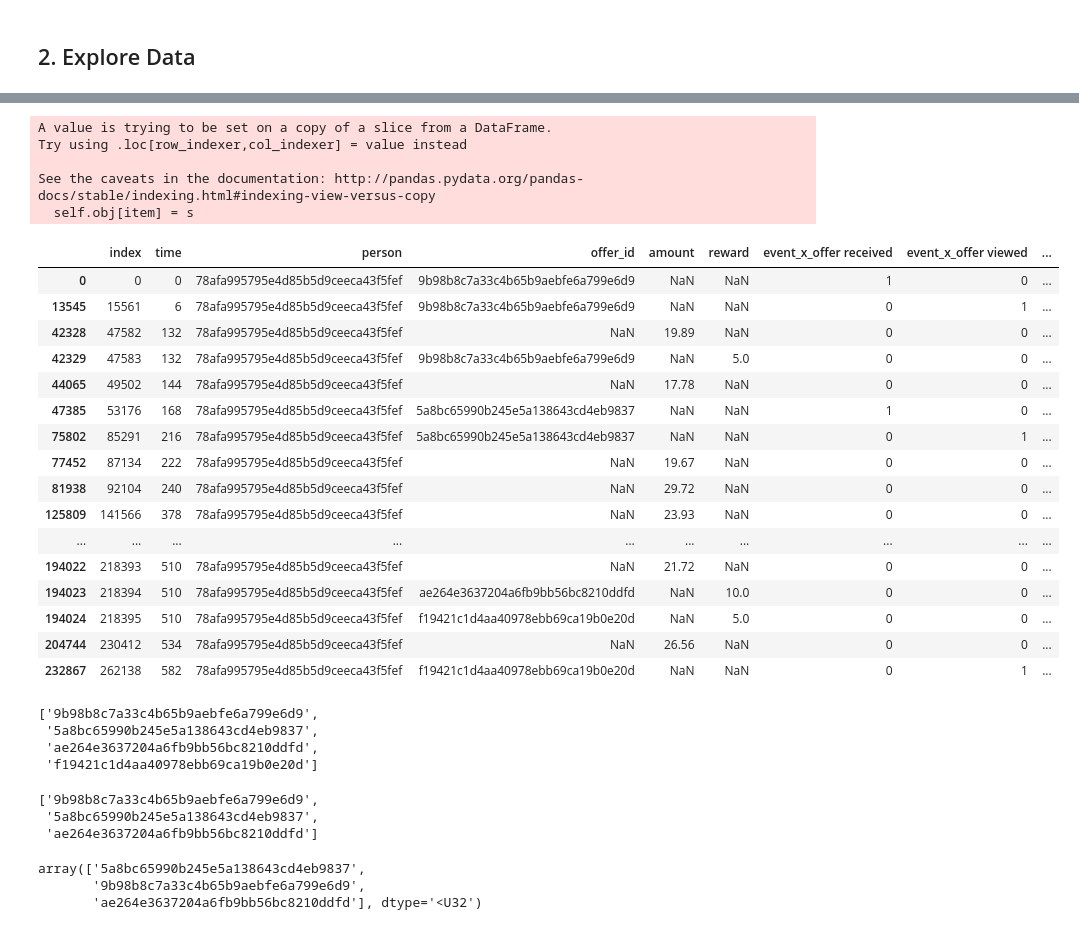
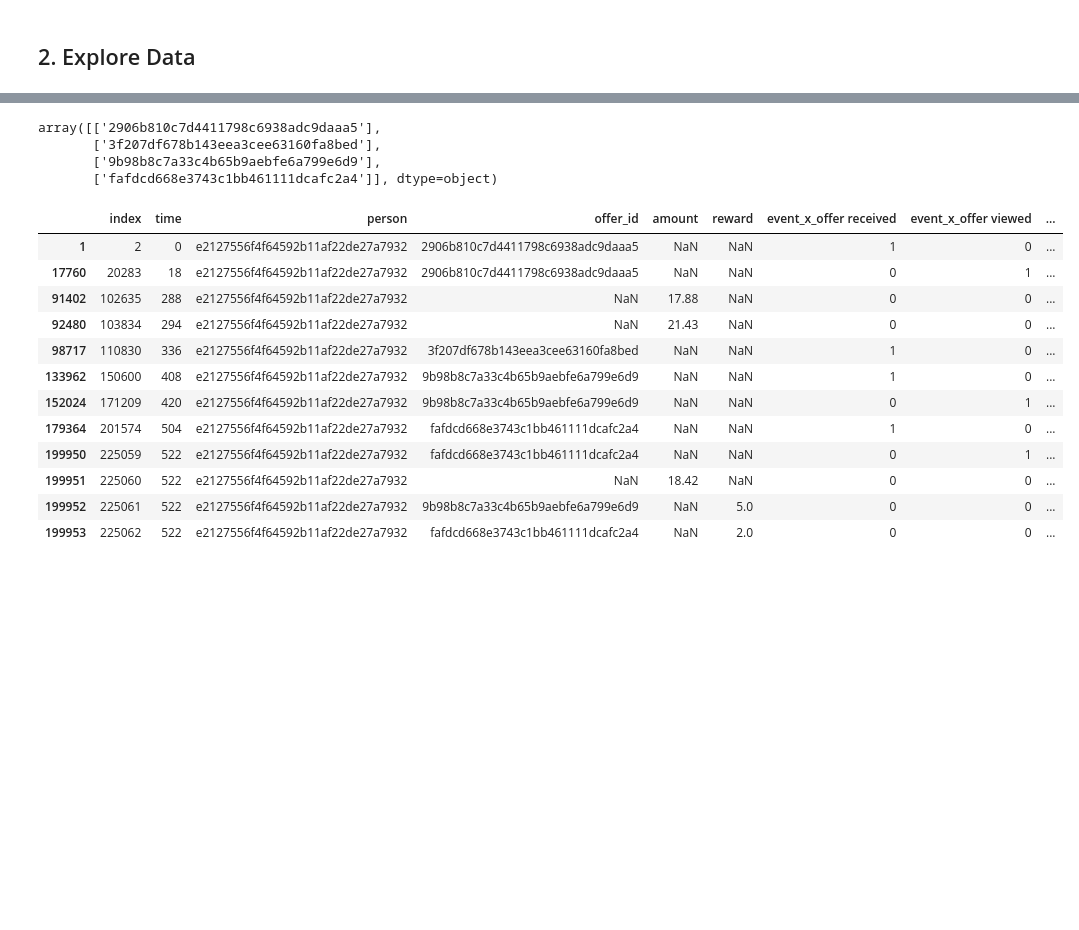
Before and after one commit to TomCanty/StarbucksCapstone, a Jupyter notebook: Starbucks_Capstone_notebook.ipynb, the cells around one changed output, grey strips where cells are left out. Saved outputs shown, nothing was run; the diff lists cells and outputs as text; code cells hidden in the pictures; blank space fills up the shorter version.

```diff
--- a/Starbucks_Capstone_notebook.ipynb
+++ b/Starbucks_Capstone_notebook.ipynb
@@ -234,58 +234,30 @@ t1_test[t1_test['event_x_offer received']==1]
-# %%
-for index,row in t1_test[t1_test['event_x_offer received']==1].iterrows():
-    if (t1_test[t1_test['event_x_offer viewed']==1]['offer_id']==row['offer_id']).sum() > 0:
-        p
-    else:
-        print(t1_test[t1_test['event_x_offer viewed']==1]['offer_id']==row['offer_id'].sum())
-# %% [output]
-A value is trying to be set on a copy of a slice from a DataFrame.
-Try using .loc[row_indexer,col_indexer] = value instead
-
-See the caveats in the documentation: http://pandas.pydata.org/pandas-docs/stable/indexing.html#indexing-view-versus-copy
-  self.obj[item] = s
-# %%
-t1_test
-# %% [output]
-|  | index | time | person | offer_id | amount | reward | event_x_offer received | event_x_offer viewed | ... |
-| 0 | 0 | 0 | 78afa995795e4d85b5d9ceeca43f5fef | 9b98b8c7a33c4b65b9aebfe6a799e6d9 | NaN | NaN | 1 | 0 | ... |
-| 13545 | 15561 | 6 | 78afa995795e4d85b5d9ceeca43f5fef | 9b98b8c7a33c4b65b9aebfe6a799e6d9 | NaN | NaN | 0 | 1 | ... |
-| 42328 | 47582 | 132 | 78afa995795e4d85b5d9ceeca43f5fef | NaN | 19.89 | NaN | 0 | 0 | ... |
-| 42329 | 47583 | 132 | 78afa995795e4d85b5d9ceeca43f5fef | 9b98b8c7a33c4b65b9aebfe6a799e6d9 | NaN | 5.0 | 0 | 0 | ... |
-| 44065 | 49502 | 144 | 78afa995795e4d85b5d9ceeca43f5fef | NaN | 17.78 | NaN | 0 | 0 | ... |
-| 47385 | 53176 | 168 | 78afa995795e4d85b5d9ceeca43f5fef | 5a8bc65990b245e5a138643cd4eb9837 | NaN | NaN | 1 | 0 | ... |
-| 75802 | 85291 | 216 | 78afa995795e4d85b5d9ceeca43f5fef | 5a8bc65990b245e5a138643cd4eb9837 | NaN | NaN | 0 | 1 | ... |
-| 77452 | 87134 | 222 | 78afa995795e4d85b5d9ceeca43f5fef | NaN | 19.67 | NaN | 0 | 0 | ... |
-| 81938 | 92104 | 240 | 78afa995795e4d85b5d9ceeca43f5fef | NaN | 29.72 | NaN | 0 | 0 | ... |
-| 125809 | 141566 | 378 | 78afa995795e4d85b5d9ceeca43f5fef | NaN | 23.93 | NaN | 0 | 0 | ... |
-| ... | ... | ... | ... | ... | ... | ... | ... | ... | ... |
-| 194022 | 218393 | 510 | 78afa995795e4d85b5d9ceeca43f5fef | NaN | 21.72 | NaN | 0 | 0 | ... |
-| 194023 | 218394 | 510 | 78afa995795e4d85b5d9ceeca43f5fef | ae264e3637204a6fb9bb56bc8210ddfd | NaN | 10.0 | 0 | 0 | ... |
-| 194024 | 218395 | 510 | 78afa995795e4d85b5d9ceeca43f5fef | f19421c1d4aa40978ebb69ca19b0e20d | NaN | 5.0 | 0 | 0 | ... |
-| 204744 | 230412 | 534 | 78afa995795e4d85b5d9ceeca43f5fef | NaN | 26.56 | NaN | 0 | 0 | ... |
-| 232867 | 262138 | 582 | 78afa995795e4d85b5d9ceeca43f5fef | f19421c1d4aa40978ebb69ca19b0e20d | NaN | NaN | 0 | 1 | ... |
-# %%
-viewed = t1_test[t1_test['event_x_offer viewed']==1]['offer_id'].tolist()
-# %%
-offered = t1_test[t1_test['event_x_offer received']==1]['offer_id'].tolist()
-# %%
-viewed
-# %% [output]
-['9b98b8c7a33c4b65b9aebfe6a799e6d9',
- '5a8bc65990b245e5a138643cd4eb9837',
- 'ae264e3637204a6fb9bb56bc8210ddfd',
- 'f19421c1d4aa40978ebb69ca19b0e20d']
 # %%
-offered
+offered.values
 # %% [output]
-['9b98b8c7a33c4b65b9aebfe6a799e6d9',
- '5a8bc65990b245e5a138643cd4eb9837',
- 'ae264e3637204a6fb9bb56bc8210ddfd']
+array([['2906b810c7d4411798c6938adc9daaa5'],
+       ['3f207df678b143eea3cee63160fa8bed'],
+       ['9b98b8c7a33c4b65b9aebfe6a799e6d9'],
+       ['fafdcd668e3743c1bb461111dcafc2a4']], dtype=object)
-# %%
-np.intersect1d(viewed,offered)
-# %% [output]
-array(['5a8bc65990b245e5a138643cd4eb9837',
-       '9b98b8c7a33c4b65b9aebfe6a799e6d9',
-       'ae264e3637204a6fb9bb56bc8210ddfd'], dtype='<U32')
+# %%
+offer_viewed = np.intersect1d(offered.values,viewed.values).tolist()
+# %%
+transcript.loc[(transcript['offer_id'].isin(offer_viewed))&(transcript['person'].isin(test_1_ids)),'purc_viewed']=True
+# %%
+transcript[transcript['person'].isin(test_1_ids)]
+# %% [output]
+|  | index | time | person | offer_id | amount | reward | event_x_offer received | event_x_offer viewed | ... |
+| 1 | 2 | 0 | e2127556f4f64592b11af22de27a7932 | 2906b810c7d4411798c6938adc9daaa5 | NaN | NaN | 1 | 0 | ... |
+| 17760 | 20283 | 18 | e2127556f4f64592b11af22de27a7932 | 2906b810c7d4411798c6938adc9daaa5 | NaN | NaN | 0 | 1 | ... |
+| 91402 | 102635 | 288 | e2127556f4f64592b11af22de27a7932 | NaN | 17.88 | NaN | 0 | 0 | ... |
+| 92480 | 103834 | 294 | e2127556f4f64592b11af22de27a7932 | NaN | 21.43 | NaN | 0 | 0 | ... |
+| 98717 | 110830 | 336 | e2127556f4f64592b11af22de27a7932 | 3f207df678b143eea3cee63160fa8bed | NaN | NaN | 1 | 0 | ... |
+| 133962 | 150600 | 408 | e2127556f4f64592b11af22de27a7932 | 9b98b8c7a33c4b65b9aebfe6a799e6d9 | NaN | NaN | 1 | 0 | ... |
+| 152024 | 171209 | 420 | e2127556f4f64592b11af22de27a7932 | 9b98b8c7a33c4b65b9aebfe6a799e6d9 | NaN | NaN | 0 | 1 | ... |
+| 179364 | 201574 | 504 | e2127556f4f64592b11af22de27a7932 | fafdcd668e3743c1bb461111dcafc2a4 | NaN | NaN | 1 | 0 | ... |
+| 199950 | 225059 | 522 | e2127556f4f64592b11af22de27a7932 | fafdcd668e3743c1bb461111dcafc2a4 | NaN | NaN | 0 | 1 | ... |
+| 199951 | 225060 | 522 | e2127556f4f64592b11af22de27a7932 | NaN | 18.42 | NaN | 0 | 0 | ... |
+| 199952 | 225061 | 522 | e2127556f4f64592b11af22de27a7932 | 9b98b8c7a33c4b65b9aebfe6a799e6d9 | NaN | 5.0 | 0 | 0 | ... |
+| 199953 | 225062 | 522 | e2127556f4f64592b11af22de27a7932 | fafdcd668e3743c1bb461111dcafc2a4 | NaN | 2.0 | 0 | 0 | ... |
 # %%
 def user_and_option(arr1, arr2):
     #function per user jterrace via Stack Overflow
```
Also changed, not shown: parts of 24 cells of this notebook.
